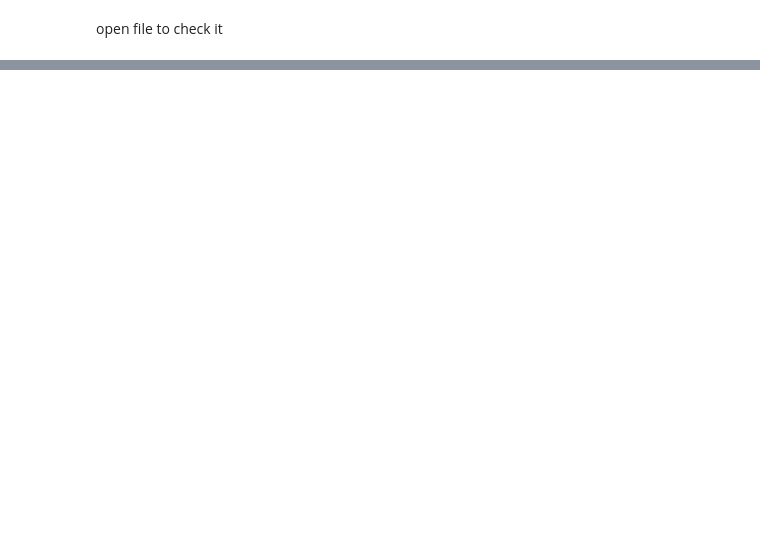
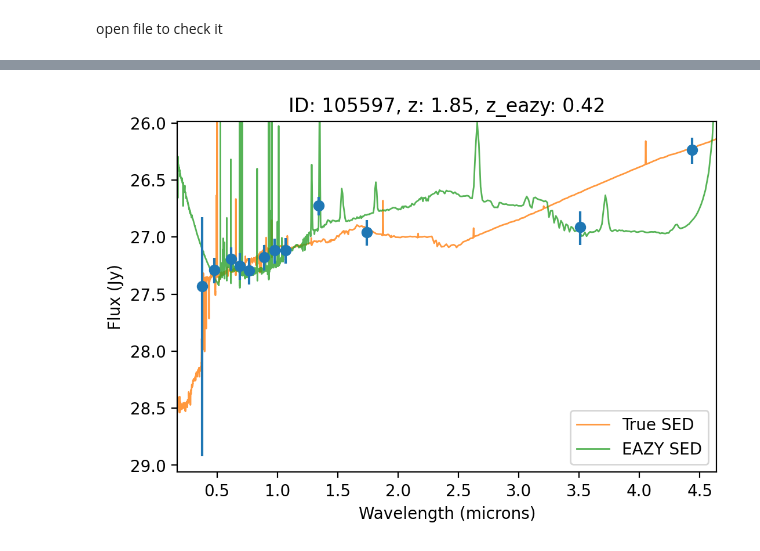
Before and after one commit to duncanaustin98/galfind, a Jupyter notebook: examples/jag_euclid_deep_sim.ipynb, the cells around one changed output, grey strips where cells are left out. Cells and saved outputs as stored; diff of their text form; code cells hidden in the pictures; blank space fills up the shorter version.

Commit message:
Added EAZY UVJ Fluxes Fixed photometry

```diff
--- a/examples/jag_euclid_deep_sim.ipynb
+++ b/examples/jag_euclid_deep_sim.ipynb
@@ -81,7 +87,7 @@ out_filename = f'{out_folder}/JADES_SF_mock_r{realization}_v1.2_{filterset.instr
 out_colnames = [f'{filter.instrument_name}_{filter.band_name}_fnu' for filter in filterset.filters]
 out_colnames=['ID', 'redshift'] + out_colnames
 
-
+filename_range = {}
 if not skip:
     rows = []
     for file in filenames:
@@ -90,9 +96,9 @@ if not skip:
         table = hdu[3].data
         ids = table['id']
         redshifts = table['redshift']
-
+        filename_range[(ids[0], ids[-1])] = file
         nrows = hdu[1].shape[0]
-
+        '''
         for i in tqdm(range(nrows), desc=f'Processing spectra from {file}'):
             flux = hdu[1].section[i, :] / (1+redshifts[i]) # convert from rest-frame to observed-frame
             sed = SED_obs(redshifts[i], wav, flux, wav_units=u.AA, mag_units=u.erg/u.s/u.cm**2/u.AA)
@@ -103,3 +109,4 @@ if not skip:
 
         output_table = Table(rows = rows, names=out_colnames)
         output_table.write(out_filename, format='fits', overwrite=True)
+                '''
@@ -172,0 +291,3 @@ TypeError: Catalogue_Creator.__init__() got an unexpected keyword argument 'load
+# %%
+for i in filterset:
+    print(i.facility_name)
@@ -172,0 +338,9 @@ TypeError: Catalogue_Creator.__init__() got an unexpected keyword argument 'load
+# %%
+path = '/raid/scratch/work/tharvey/GALFIND_WORK/Catalogues/v_sim/MegaCam+HSC+VIS+NISP+IRAC/JAGUAR-Euclid-Deep-r1/(0.32)as/JAGUAR-Euclid-Deep-r1_v_sim_reg=all.fits'
+
+cat = Table.read(path)
+eazy = Table.read(path, hdu=2)
+
+combined_table = hstack([cat, eazy])
+
+combined_table.colnames
@@ -172,0 +367,68 @@ TypeError: Catalogue_Creator.__init__() got an unexpected keyword argument 'load
+# %%
+filter_names = [f'{filter.instrument_name}.{filter.band_name}' for filter in filterset]
+filter_wavs = [filter.properties['WavelengthEff'].to(u.micron).value for filter in filterset]
+
+row = 105596 #90410#133399#155019 # 1107 #
+fluxes = [combined_table[f'{filter_name}_scattered'][row] for filter_name in filter_names]
+errs = [combined_table[f'{filter_name}_err'][row] for filter_name in filter_names]
+
+fig, ax = plt.subplots(dpi=200)
+
+gal_id = combined_table['ID'][row]
+redshift = combined_table['redshift'][row]
+ez = combined_table['zbest_fsps_larson_zmax=4.0'][row]
+
+fluxes = np.array(fluxes) * u.Jy
+errs = np.array(errs) * u.Jy
+
+low_errs = np.abs(2.5 * np.log10(fluxes/(fluxes - errs)))
+high_errs = np.abs(2.5 * np.log10(1 + errs/fluxes))
+
+print(high_errs, high_errs)
+errs = np.array([high_errs, low_errs])
+
+ax.set_title(f'ID: {gal_id}, z: {redshift:.2f}, z_eazy: {ez:.2f}')
+ax.errorbar(filter_wavs, fluxes.to(u.ABmag).value, yerr=errs, fmt='o', zorder=10)
+
+# Plot the SED
+
+for key in filename_range.keys():
+    if key[0] <= gal_id <= key[1]:
+        file = filename_range[key]
+        i = gal_id - key[0]
+        print(i)
+        break
+
+hdu = fits.open(file)
+wav = hdu[2].data * u.AA # Angstrom
+table = hdu[3].data
+
+print(table['id'][i])
+print(table['redshift'][i])
+
+nrows = hdu[1].shape[0] * u.AA
+flux = hdu[1].section[i, :] / (1+redshift)
+flux = flux * u.erg/u.s/u.cm**2/u.AA
+ax.set_xlim(ax.get_xlim())
+ax.set_ylim(ax.get_ylim()[::-1])
+
+ax.plot(wav.to(u.micron), flux.to(u.ABmag, equivalencies=u.spectral_density(wav)), label='True SED', alpha=0.8, lw=1)
+
+
+seds = '/raid/scratch/work/tharvey/GALFIND_WORK/EAZY/output/MegaCam+HSC+VIS+NISP+IRAC/v_sim/JAGUAR-Euclid-Deep-r1/JAGUAR-Euclid-Deep-r1_v_sim_reg=all_0.32as_EAZY_fsps_larson_zmax=4.0_SEDs.h5'
+
+with h5.File(seds, 'r') as f:
+    print(f['flux_unit'][()])
+    print(f['wav_unit'][()])
+    print(f['wav_flux_arr'].shape)
+    wav = f['wav_flux_arr'][row, 0, :] * u.AA
+
+    flux = f['wav_flux_arr'][row, 1, :] * u.nJy
+
+    ax.plot(wav.to(u.micron), flux.to(u.ABmag, equivalencies=u.spectral_density(wav)), label='EAZY SED', alpha=0.8, lw=1)
+
+ax.legend()
+
+ax.set_xlabel('Wavelength (microns)')
+ax.set_ylabel('Flux (Jy)')
+# %% [output]
@@ -172,0 +445 @@ TypeError: Catalogue_Creator.__init__() got an unexpected keyword argument 'load
+[figure, added]
```
Also changed, not shown: parts of 18 cells of this notebook, 10 other files.
